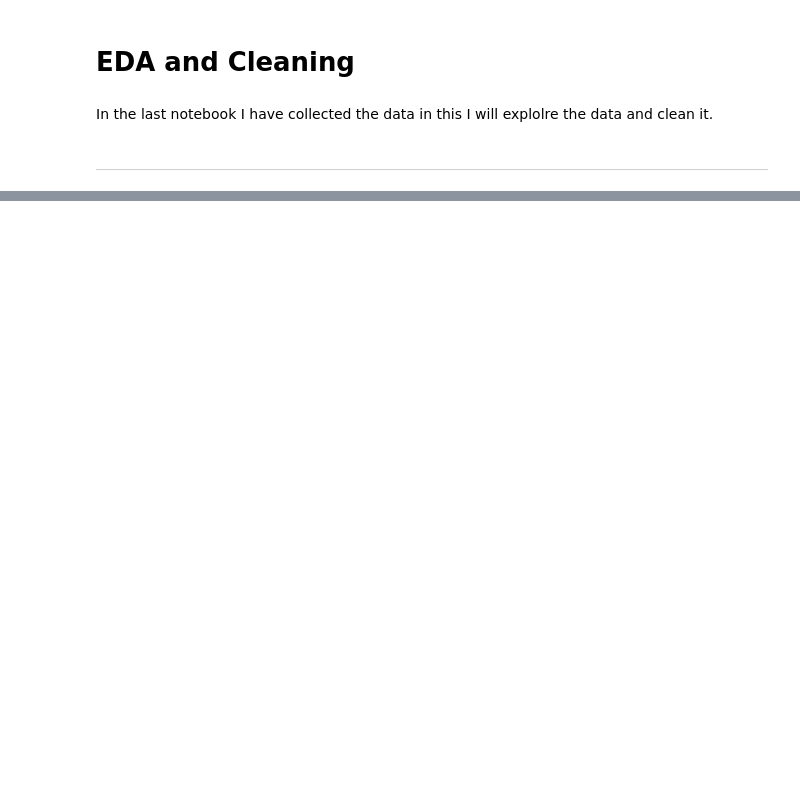
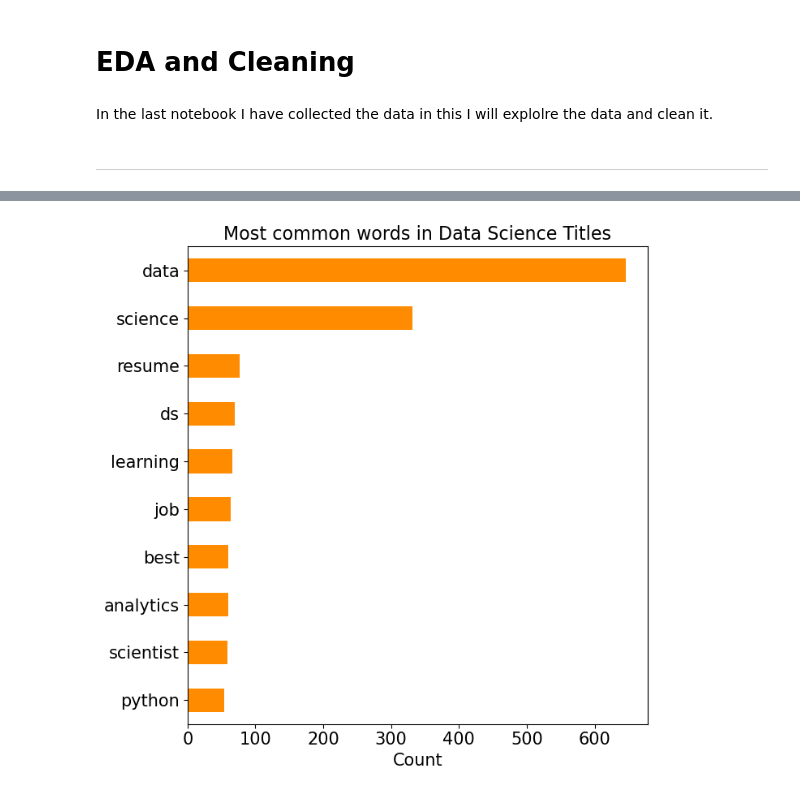
Before and after one commit to ailinnesse/NLP_Differentiate_Bioinformatics_Data_Science_texts, a Jupyter notebook: code/02_EDA_and_Cleaning.ipynb, the cells around one changed output, grey strips where cells are left out. Cells and saved outputs as stored; diff of their text form; code cells hidden in the pictures; blank space fills up the shorter version.

```diff
--- a/code/02_EDA_and_Cleaning.ipynb
+++ b/code/02_EDA_and_Cleaning.ipynb
@@ -77,0 +115,21 @@ reddit.head()
+# %%
+reddit_datascience = reddit[reddit['subreddit'] == 'datascience'].copy()
+reddit_bioinformatics = reddit[reddit['subreddit'] == 'bioinformatics'].copy()
+# %%
+def count_most_common_words(df, column_to_vectirize, n_most_common):
+    cvec = CountVectorizer(stop_words = 'english')
+    cvec.fit(df[column_to_vectirize])
+    vectorized_column = cvec.transform(df[column_to_vectirize])
+    vectorized_df = pd.DataFrame(vectorized_column.todense(), columns = cvec.get_feature_names_out())
+    return vectorized_df.sum().sort_values(ascending = False).head(n_most_common)
+# %%
+datascience_title_most_common = count_most_common_words(reddit_datascience, 'title', 10)
+datascience_title_most_common[::-1].plot(kind = 'barh', figsize = (7, 7), color = 'darkorange')
+plt.title('Most common words in Data Science Titles', size = 16)
+plt.xticks(size = 15)
+plt.xlabel('Count', size = 15)
+plt.yticks(size = 15)
+plt.tight_layout()
+plt.savefig('../images/title_data_science_most_common_words.jpeg');
+# %% [output]
+[figure, added]
```
Also changed, not shown: parts of 26 cells of this notebook, 9 other files.
